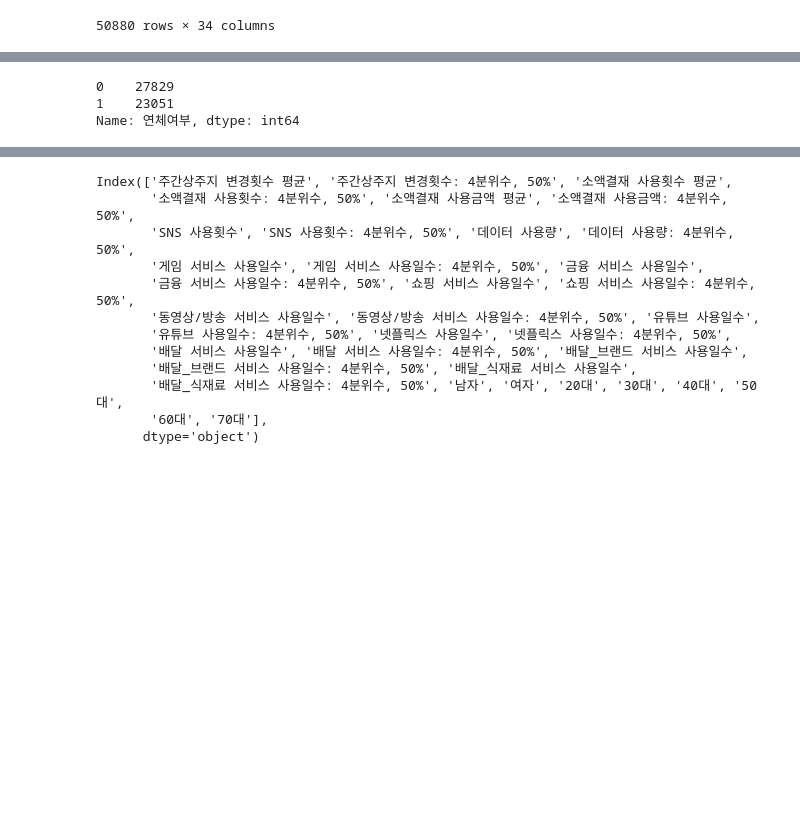
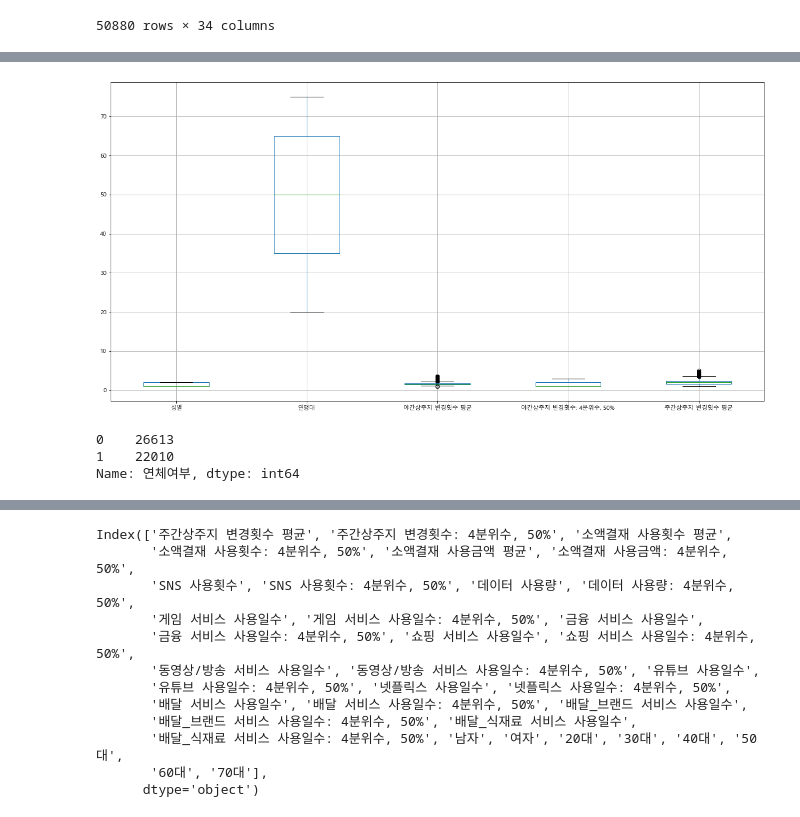
Before and after one commit to ev1025/Alternative-Credit-Scoring, a Jupyter notebook: 전처리.ipynb, the cells around one changed output, grey strips where cells are left out. Saved outputs shown, nothing was run; the diff lists cells and outputs as text; code cells hidden in the pictures; blank space fills up the shorter version.

Commit message:
아웃라이어 처리 완료

```diff
--- a/전처리.ipynb
+++ b/전처리.ipynb
@@ -12,14 +3,18 @@ import pandas as pd
 import copy
 import numpy as np
 import seaborn as sns
+import matplotlib.pyplot as plt
+
+plt.rcParams['font.family'] = 'Malgun Gothic'
+plt.rcParams['axes.unicode_minus'] = False  # 마이너스 기호 깨짐 방지
 
 # 대안데이터 불러오기
-# alter_raw = pd.DataFrame()
+alter_raw = pd.DataFrame()
 
-# # 대안데이터 7월~11월 합치기
-# for i in range(7,12):
-#     data = pd.read_csv(f'alternative_data/대안{i}.csv', encoding='cp949')
-#     alter_raw = pd.concat([alter_raw, data], axis=0)
+# 대안데이터 7월~11월 합치기
+for i in range(7,12):
+    data = pd.read_csv(f'../alternative_data/대안{i}.csv', encoding='cp949')
+    alter_raw = pd.concat([alter_raw, data], axis=0)
 
-# alter_raw.shape
+alter_raw.shape
 # %% [output]
@@ -61,3 +56,16 @@ alter_data_clean
 | 10174 | 2 | 70 | 1.5 | 1 | 1.3 | 1 | ... |
 | 10175 | 2 | 75 | 1.4 | 1 | 1.0 | 1 | ... |
 50880 rows × 34 columns
+# %%
+# 아웃라이어 제거(아웃라이어 제거 필요한 칼럼)
+alter_outlier = alter_data_clean.iloc[:, 2:]
+
+for column in alter_outlier.columns:
+    Q1 = alter_outlier[column].quantile(0.25)
+    Q3 = alter_outlier[column].quantile(0.75)
+    IQR = Q3 - Q1
+    filter = (alter_outlier[column] >= (Q1 - 1.5 * IQR)) & (alter_outlier[column] <= (Q3 + 1.5 * IQR))
+    df_cleaned = alter_outlier[filter]
+
+alter_data_clean = pd.concat((alter_data_clean.iloc[df_cleaned.index,:2],df_cleaned), axis=1)
+alter_data_clean
@@ -64,3 +86,8 @@ alter_data_clean
+# %%
+alter_data_clean.iloc[:,:5].boxplot(figsize=(20,10))
+plt.show()
+# %% [output]
+[figure, added]
 # %%
 # alter_data_clean을 복사본으로 생성
 alter_data_clean = alter_data_clean.copy()
@@ -75,8 +102,8 @@ alter_data_clean.rename(columns={'최근 3개월 내 요금 연체 비율': '연
 # 연체여부 비율 확인
 alter_data_clean['연체여부'].value_counts()
 # %% [output]
-0    27829
-1    23051
+0    26613
+1    22010
 Name: 연체여부, dtype: int64
 # %%
 # 성별 원핫 인코딩
```
Also changed, not shown: parts of 8 cells of this notebook.
